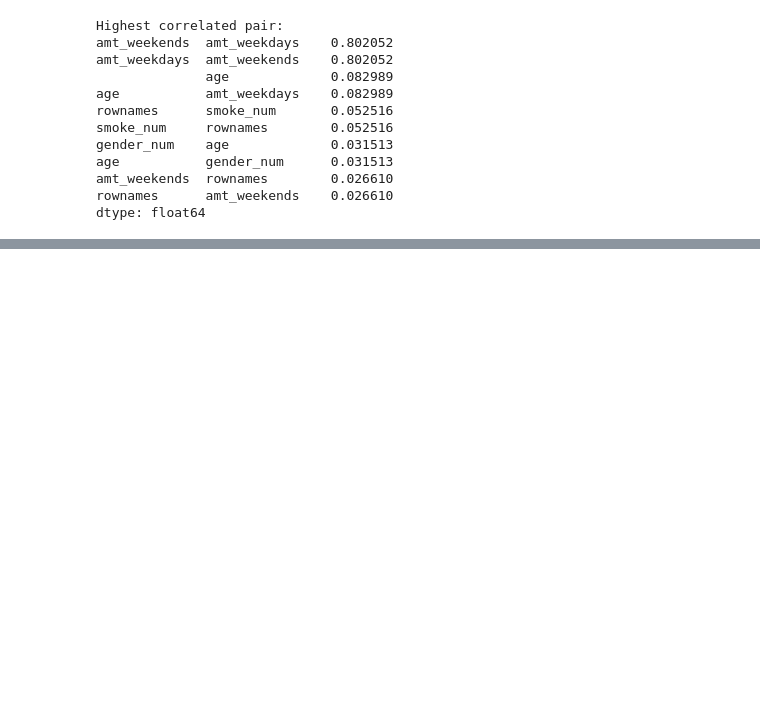
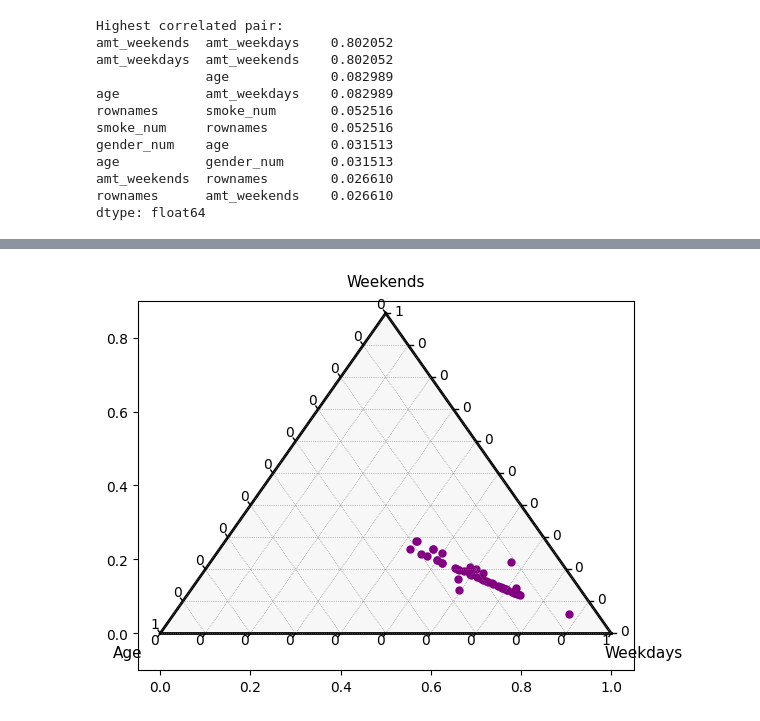
Before and after one commit to GeetAvaneesh/Exploratory-Data-Analytics-project-on-smoking-data-set-22BDS0343, a Jupyter notebook: 22BDS0343_EDA_Theory_GeetAvaneesh.ipynb, the cells around one changed output, grey strips where cells are left out. Cells and saved outputs as stored; diff of their text form; code cells hidden in the pictures; blank space fills up the shorter version.

```diff
--- a/22BDS0343_EDA_Theory_GeetAvaneesh.ipynb
+++ b/22BDS0343_EDA_Theory_GeetAvaneesh.ipynb
@@ -1161,0 +1290,25 @@ dtype: float64
+# %%
+# 3-D TERNARY-STYLE PLOT
+ternary_data = []
+for _, row in df.sample(50, random_state=1).iterrows():
+    total = row['age'] + row['amt_weekdays'] + row['amt_weekends']
+    if total > 0:
+        ternary_data.append( (row['age']/total,
+                              row['amt_weekdays']/total,
+                              row['amt_weekends']/total) )
+
+scale = 1
+fig, tax = ternary.figure(scale=scale)
+tax.boundary(linewidth=2.0)
+tax.gridlines(multiple=0.1, color="grey")
+
+for p,c,f in ternary_data:
+    tax.scatter([(p,c,f)], marker='o', color='purple', s=25)
+
+tax.left_corner_label("Age", fontsize=11)
+tax.right_corner_label("Weekdays", fontsize=11)
+tax.top_corner_label("Weekends", fontsize=11)
+tax.ticks(axis='lbr', multiple=0.1, linewidth=1)
+tax.show()
+# %% [output]
+[figure, added]
```
Also changed, not shown: parts of 8 cells of this notebook.
